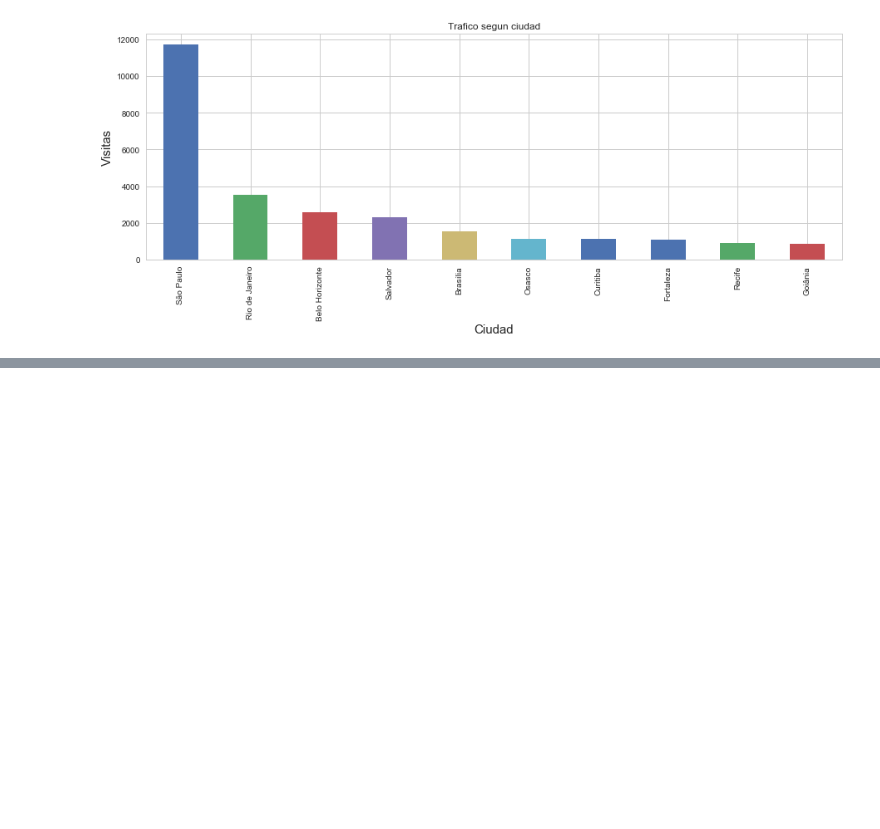
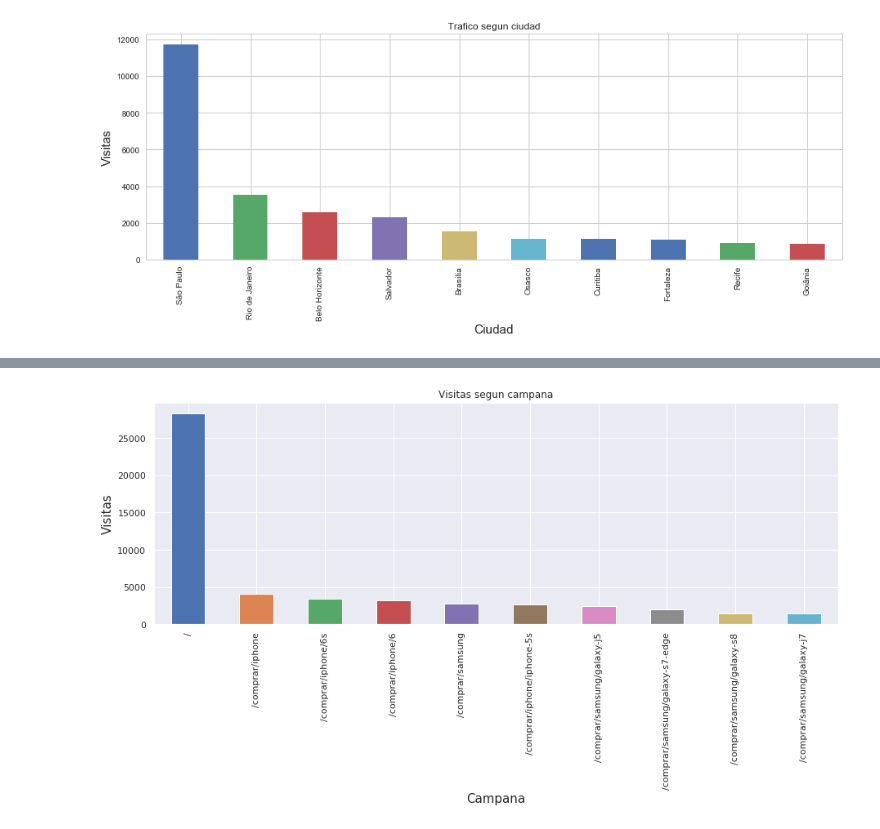
Before and after one commit to btusca/7506, a Jupyter notebook: TP2018/TP definitivo.ipynb, the cells around one changed output, grey strips where cells are left out. Cells and saved outputs as stored; diff of their text form; code cells hidden in the pictures; blank space fills up the shorter version.

```diff
--- a/TP2018/TP definitivo.ipynb
+++ b/TP2018/TP definitivo.ipynb
@@ -559,0 +556,8 @@ Comentarios analisis geografico
+# %%
+eventos.loc[eventos['event']=='ad campaign hit']['url'].value_counts().head(10).plot(kind='bar',figsize=(15,5))
+plt.title('Visitas segun campana')
+plt.ylabel("Visitas", size=15)
+plt.xlabel("Campana", size=15)
+plt.show()
+# %% [output]
+[figure, added]
```
Also changed, not shown: parts of 10 cells of this notebook.
